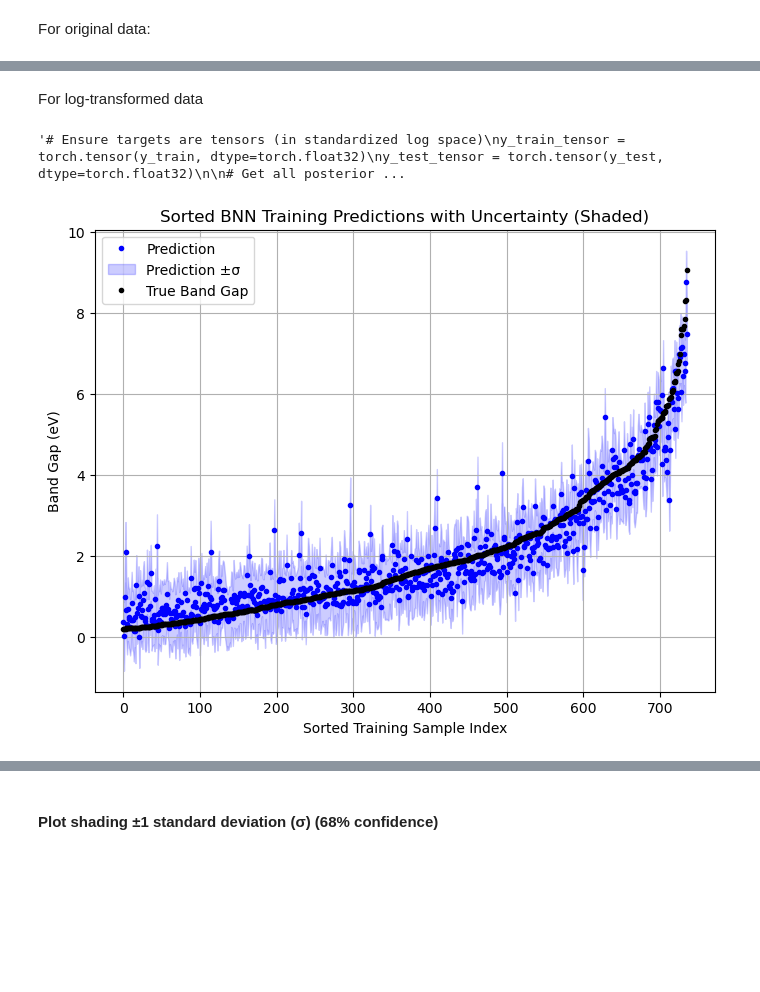
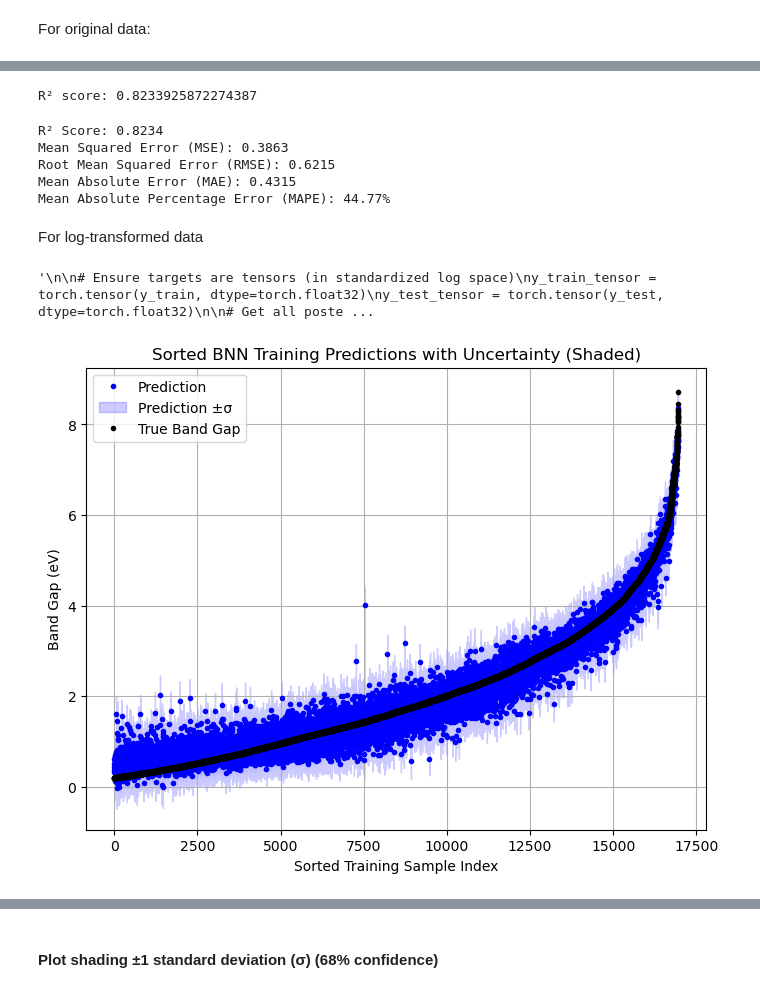
Before and after one commit to zosiawilk/UQ-for-Band-Gap-Predictions, a Jupyter notebook: BNN/BNN_MCMC_Band_Gap_Prediction.ipynb, the cells around one changed output, grey strips where cells are left out. Cells and saved outputs as stored; diff of their text form; code cells hidden in the pictures; blank space fills up the shorter version.

```diff
--- a/BNN/BNN_MCMC_Band_Gap_Prediction.ipynb
+++ b/BNN/BNN_MCMC_Band_Gap_Prediction.ipynb
@@ -20,4 +18,4 @@ from sklearn.feature_selection import SelectKBest, f_regression
 # %% [markdown]
 ### Read the data
 # %%
-df_mp = pd.read_csv('/home/april-ai/Desktop/UQ/MP_Data_Corrected/10k_data_cleaned.csv')
+df_mp = pd.read_csv('/home/april-ai/Desktop/UQ/MP_Data_Corrected/mp_data_100k_cleaned2.csv')
@@ -117,27 +129,25 @@ X_train = scaler_x.fit_transform(X_train_raw) #computes mean and std from traini
 X_test = scaler_x.transform(X_test_raw) #uses the same mean and std to scale test data
 
 
-
-
 y_train = scaler_y.fit_transform(y_train_raw.values.reshape(-1, 1)).ravel()
 y_test = scaler_y.transform(y_test_raw.values.reshape(-1, 1)).ravel() #ravel() flattens the output back to 1D, which is typically needed for PyTorch models expecting targets as flat vectors.
 
 # Store the selector
-selector = SelectKBest(score_func=f_regression, k=100)
-X_train_selected = selector.fit_transform(X_train, y_train)
+#selector = SelectKBest(score_func=f_regression, k=100)
+#X_train_selected = selector.fit_transform(X_train, y_train)
 
-model = BayesianNN(input_dim=X_train_selected.shape[1])
 
-mask = selector.get_support()                # boolean mask of selected features
-selected_indices = selector.get_support(indices=True)  # or integer indices
 
-selected_feature_names = X_train_raw.columns[mask].tolist()
-print(selected_feature_names)
+#mask = selector.get_support()                # boolean mask of selected features
+#selected_indices = selector.get_support(indices=True)  # or integer indices
+
+#selected_feature_names = X_train_raw.columns[mask].tolist()
+#print(selected_feature_names)
 
 
 # Convert to Pytorch tensors
 #C onverts the NumPy arrays into torch.tensor objects, which are the format needed for training/testing the BNN in PyTorch.
-X_train_tensor = torch.tensor(X_train_selected, dtype=torch.float32)
+X_train_tensor = torch.tensor(X_train, dtype=torch.float32)
 y_train_tensor = torch.tensor(y_train, dtype=torch.float32)
-X_test_tensor = torch.tensor(selector.transform(X_test), dtype=torch.float32)
+X_test_tensor = torch.tensor(X_test, dtype=torch.float32)
 y_test_tensor = torch.tensor(y_test, dtype=torch.float32)
@@ -158,5 +158,5 @@ from BNN_model import BayesianNN
 # %%
-#model = BayesianNN(input_dim=X_train.shape[1])  # Initialise BayesianNN model
+model = BayesianNN(input_dim=X_train.shape[1])  # Initialise BayesianNN model
 
 nuts_kernel = NUTS(model)  # No-U-Turn Sampler — a smart version of Hamiltonian Monte Carlo (HMC) that avoids manually setting path lengths
 #=> performs gradient-based MCMC to sample from the posterior distribution over the model parameters, given data.
@@ -346,15 +346,50 @@ Average Test NLL: 0.7977
 # %%
 mean_pred = preds.mean(dim=0).numpy()  # predictive mean
 mean_pred_actual = scaler_y.inverse_transform(mean_pred.reshape(-1, 1)).ravel()
-y_test_actual = scaler_y.inverse_transform(y_test.reshape(-1, 1)).ravel()
+#y_test_actual = scaler_y.inverse_transform(y_test.reshape(-1, 1)).ravel()
 
 from sklearn.metrics import r2_score
 r2 = r2_score(y_test_actual, mean_pred_actual)
 print("R² score:", r2)
+# %% [output]
+R² score: 0.8233925872274387
+# %%
+from sklearn.metrics import (
+    mean_squared_error,
+    mean_absolute_error,
+    mean_absolute_percentage_error,
+)
+
+# Mean Squared Error (MSE)
+mse = mean_squared_error(y_test_actual, mean_pred_actual)
+
+# Root Mean Squared Error (RMSE)
+rmse = mse ** 0.5
+
+# Mean Absolute Error (MAE)
+mae = mean_absolute_error(y_test_actual, mean_pred_actual)
+
+# Mean Absolute Percentage Error (MAPE)
+mape = mean_absolute_percentage_error(y_test_actual, mean_pred_actual) * 100  # in %
+
+# Display
+print(f"R² Score: {r2:.4f}")
+print(f"Mean Squared Error (MSE): {mse:.4f}")
+print(f"Root Mean Squared Error (RMSE): {rmse:.4f}")
+print(f"Mean Absolute Error (MAE): {mae:.4f}")
+print(f"Mean Absolute Percentage Error (MAPE): {mape:.2f}%")
+# %% [output]
+R² Score: 0.8234
+Mean Squared Error (MSE): 0.3863
+Root Mean Squared Error (RMSE): 0.6215
+Mean Absolute Error (MAE): 0.4315
+Mean Absolute Percentage Error (MAPE): 44.77%
 # %% [markdown]
 For log-transformed data
 # %%
-"""# Ensure targets are tensors (in standardized log space)
+"""
+
+# Ensure targets are tensors (in standardized log space)
 y_train_tensor = torch.tensor(y_train, dtype=torch.float32)
 y_test_tensor = torch.tensor(y_test, dtype=torch.float32)
 
@@ -400,44 +435,47 @@ plt.ylabel("Average Negative Log-Likelihood")
 plt.title("BNN Average NLL (Posterior Predictive)")
 plt.grid(axis='y')
 plt.tight_layout()
-plt.show()"""
+plt.show()
+"""
 # %% [output]
-'# Ensure targets are tensors (in standardized log space)\ny_train_tensor = torch.tensor(y_train, dtype=torch.float32)\ny_test_tensor = torch.tensor(y_test, dtype=torch.float32)\n\n# Get all posterior ...
+'\n\n# Ensure targets are tensors (in standardized log space)\ny_train_tensor = torch.tensor(y_train, dtype=torch.float32)\ny_test_tensor = torch.tensor(y_test, dtype=torch.float32)\n\n# Get all poste ...
 # %%
+
 # Get posterior predictions on training data
 preds_train = predictive(X_train_tensor)["obs"]
 mean_pred_train = preds_train.mean(dim=0).numpy()
 std_pred_train = preds_train.std(dim=0).numpy()
 
 # Inverse-transform
 mean_pred_train_actual = scaler_y.inverse_transform(mean_pred_train.reshape(-1, 1)).ravel()
 std_pred_train_actual = std_pred_train * scaler_y.scale_[0]
 y_train_actual = scaler_y.inverse_transform(y_train.reshape(-1, 1)).ravel()
 
 # Sort by true values for plotting
 sorted_indices = np.argsort(y_train_actual)
 sorted_mean_pred_actual = mean_pred_train_actual[sorted_indices]
 sorted_std_pred_actual = std_pred_train_actual[sorted_indices]
 sorted_y_train_actual = y_train_actual[sorted_indices]
 
 # Compute bounds for uncertainty region (±1σ or use ±2σ if preferred)
 x = np.arange(len(sorted_mean_pred_actual))
 upper = sorted_mean_pred_actual + sorted_std_pred_actual
 lower = sorted_mean_pred_actual - sorted_std_pred_actual
-
+"""
+"""
 # Plot
 plt.figure(figsize=(8, 6))
 plt.plot(x, sorted_mean_pred_actual, 'b.', label="Prediction")
 plt.fill_between(x, lower, upper, color='blue', alpha=0.2, label="Prediction ±σ")
 plt.plot(x, sorted_y_train_actual, 'k.', label="True Band Gap")
 plt.xlabel("Sorted Training Sample Index")
 plt.ylabel("Band Gap (eV)")
 plt.title("Sorted BNN Training Predictions with Uncertainty (Shaded)")
 plt.legend()
 plt.grid(True)
-plt.show()
+#plt.show()
 # %% [output]
-[figure, old version]
+[figure, new version]
 # %%
 sorted_indices = np.argsort(y_test_actual)
 sorted_y_test_actual = y_test_actual[sorted_indices]
```
Also changed, not shown: parts of 29 cells of this notebook, 12 other files.
